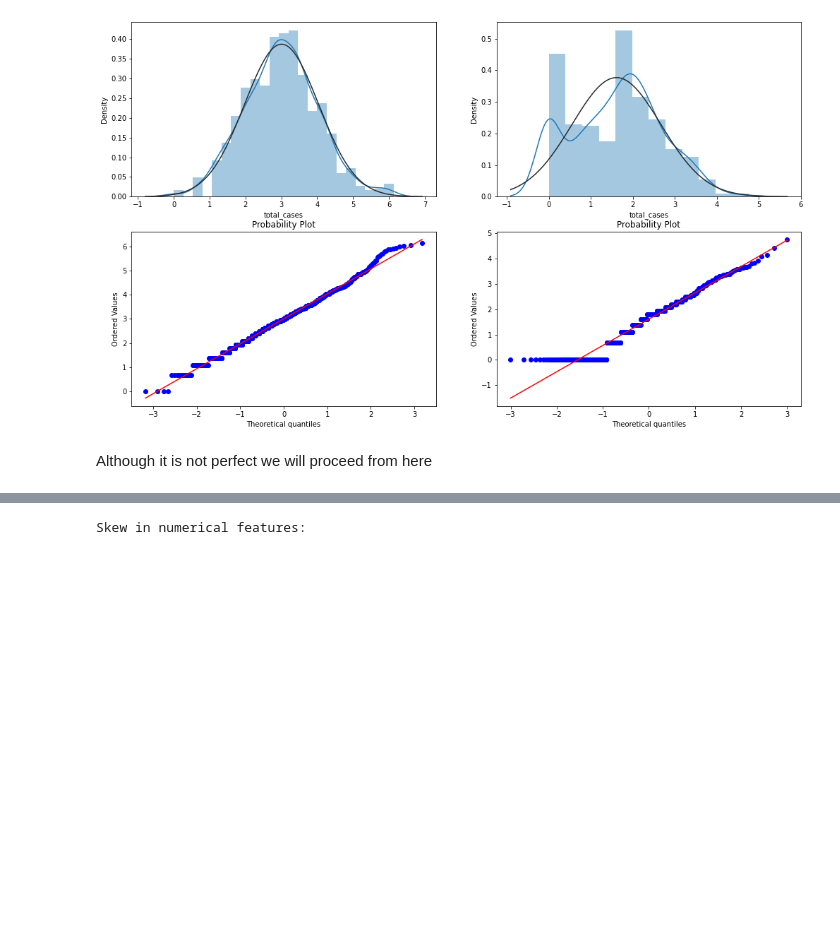
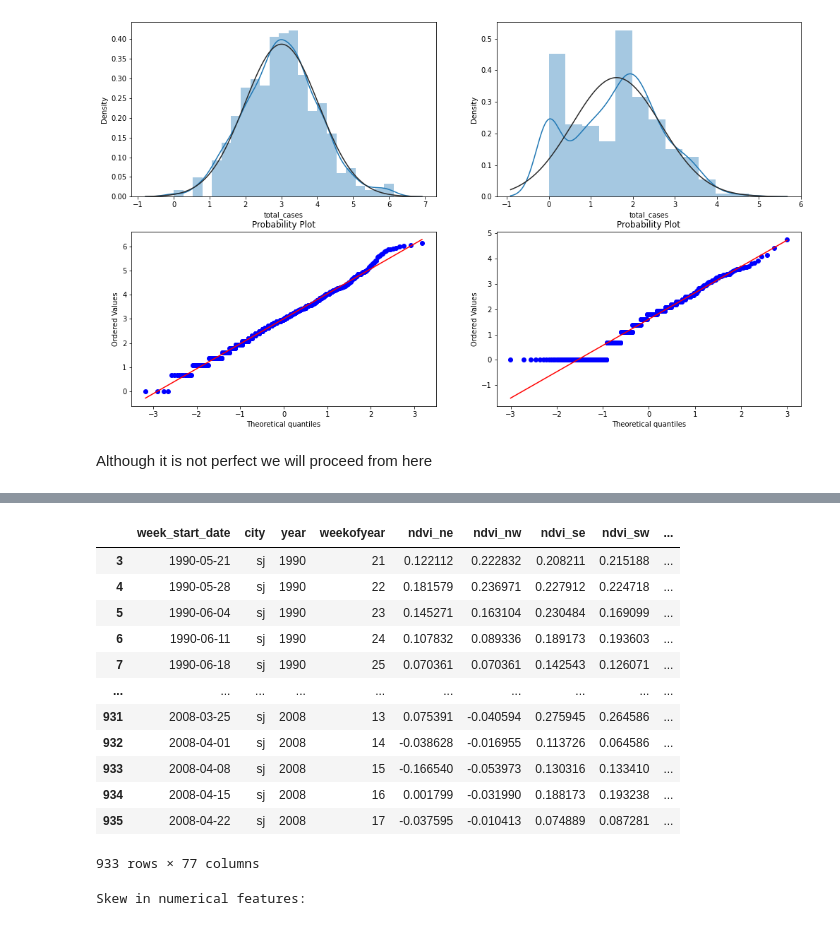
Before and after one commit to GGC17/deng, a Jupyter notebook: feature_engineering.ipynb, the cells around one changed output, grey strips where cells are left out. Cells and saved outputs as stored; diff of their text form; code cells hidden in the pictures; blank space fills up the shorter version.

Commit message:
Start nn

```diff
--- a/feature_engineering.ipynb
+++ b/feature_engineering.ipynb
@@ -187,6 +193,22 @@ skewed_features = skewness.index
 lam = 0.15
 for feat in skewed_features:
     deng_sj_train[feat] = boxcox1p(deng_sj_train[feat], lam)
+# %%
+deng_sj_train
+# %% [output]
+|  | week_start_date | city | year | weekofyear | ndvi_ne | ndvi_nw | ndvi_se | ndvi_sw | ... |
+| 3 | 1990-05-21 | sj | 1990 | 21 | 0.122112 | 0.222832 | 0.208211 | 0.215188 | ... |
+| 4 | 1990-05-28 | sj | 1990 | 22 | 0.181579 | 0.236971 | 0.227912 | 0.224718 | ... |
+| 5 | 1990-06-04 | sj | 1990 | 23 | 0.145271 | 0.163104 | 0.230484 | 0.169099 | ... |
+| 6 | 1990-06-11 | sj | 1990 | 24 | 0.107832 | 0.089336 | 0.189173 | 0.193603 | ... |
+| 7 | 1990-06-18 | sj | 1990 | 25 | 0.070361 | 0.070361 | 0.142543 | 0.126071 | ... |
+| ... | ... | ... | ... | ... | ... | ... | ... | ... | ... |
+| 931 | 2008-03-25 | sj | 2008 | 13 | 0.075391 | -0.040594 | 0.275945 | 0.264586 | ... |
+| 932 | 2008-04-01 | sj | 2008 | 14 | -0.038628 | -0.016955 | 0.113726 | 0.064586 | ... |
+| 933 | 2008-04-08 | sj | 2008 | 15 | -0.166540 | -0.053973 | 0.130316 | 0.133410 | ... |
+| 934 | 2008-04-15 | sj | 2008 | 16 | 0.001799 | -0.031990 | 0.188173 | 0.193238 | ... |
+| 935 | 2008-04-22 | sj | 2008 | 17 | -0.037595 | -0.010413 | 0.074889 | 0.087281 | ... |
+933 rows × 77 columns
 # %%
 # Skewed features for IQ
 numeric_feats = deng_iq_train.columns[4:-1]
```
Also changed, not shown: parts of 1 cell of this notebook, 2 other files.
